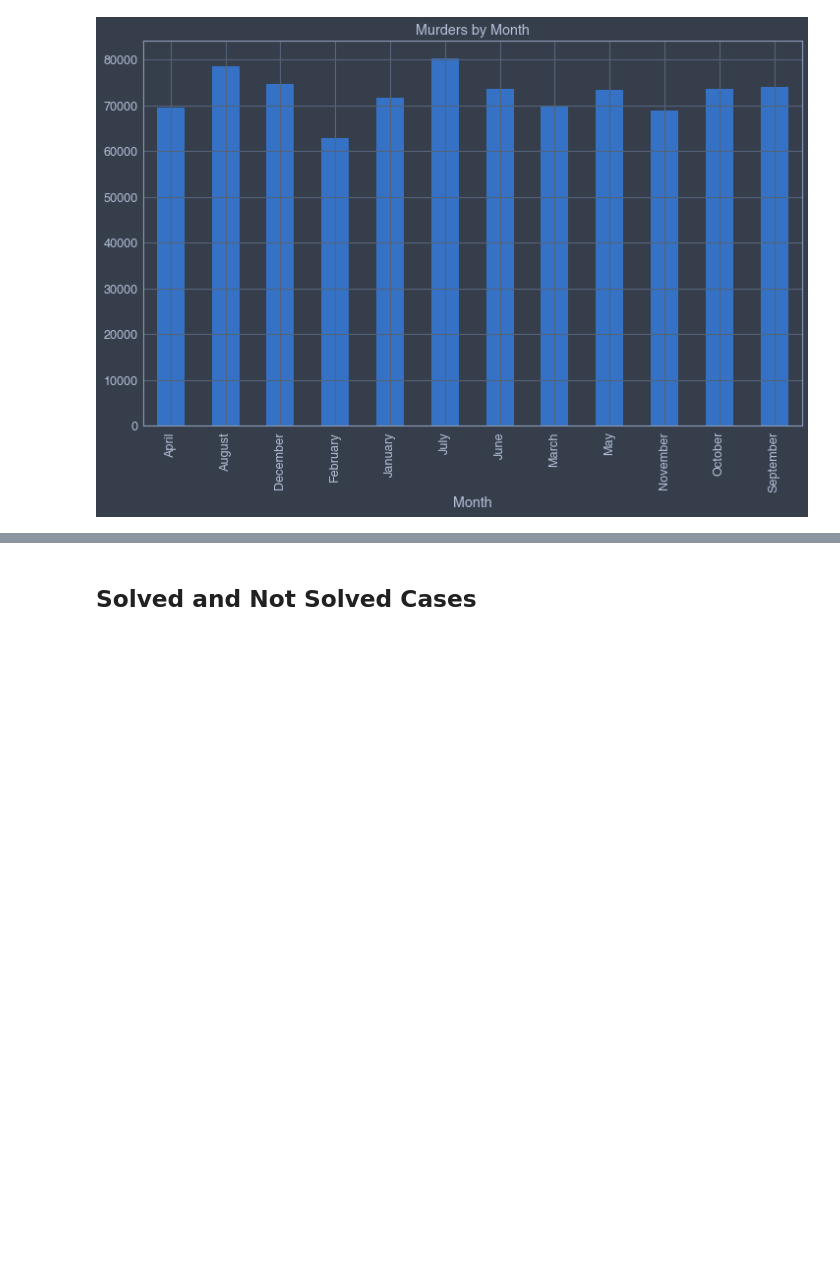
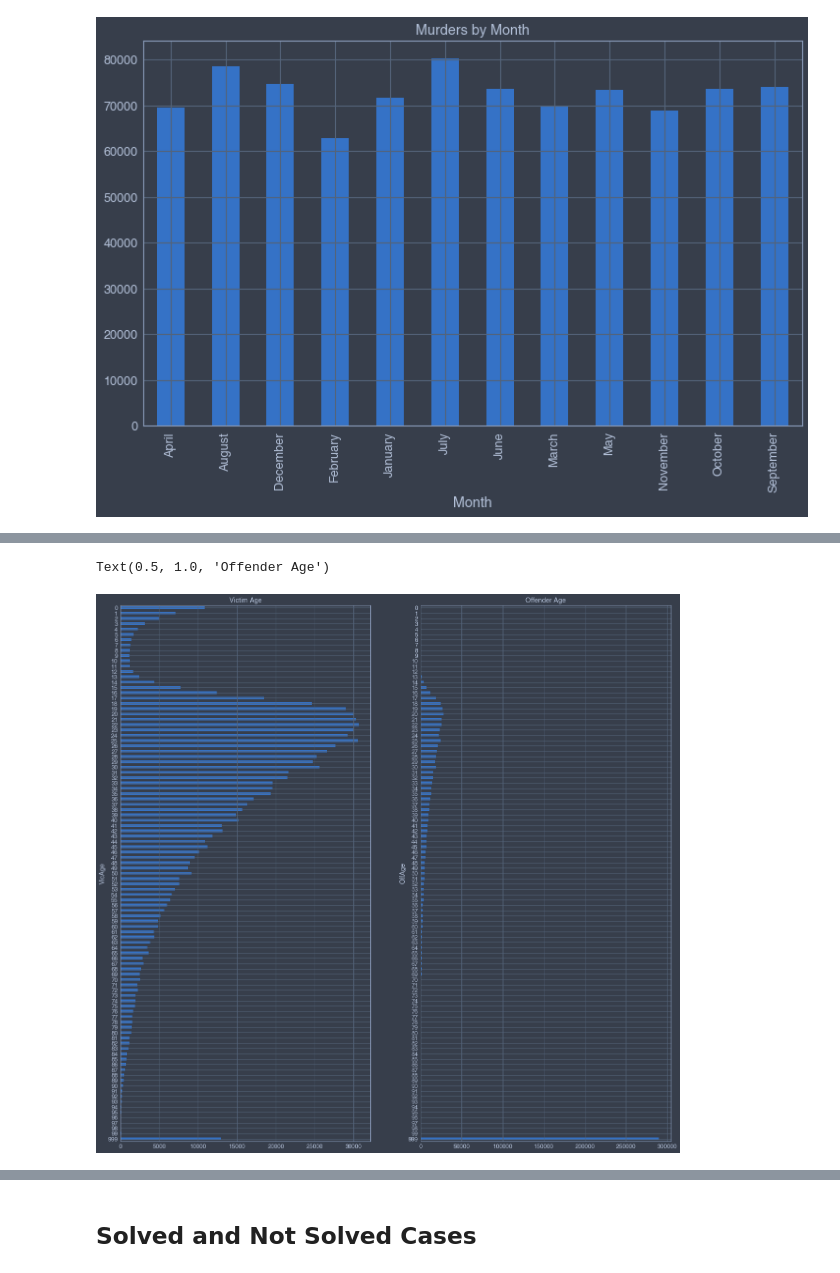
Before and after one commit to fadeeva/weird_projects, a Jupyter notebook: Serial_Killers/Data_from_MAP.ipynb, the cells around one changed output, grey strips where cells are left out. Drawn from its saved outputs; the diff is of its cells as text; code cells hidden in the pictures; blank space fills up the shorter version.

```diff
--- a/Serial_Killers/Data_from_MAP.ipynb
+++ b/Serial_Killers/Data_from_MAP.ipynb
@@ -129,0 +145,14 @@ Text(0.5, 1.0, 'Murders by Month')
+# %%
+victim_age = map_data.groupby('VicAge').count()['CNTYFIPS']
+offender_age = map_data.groupby('OffAge').count()['CNTYFIPS']
+
+fig, ax = plt.subplots(1, 2, figsize=(21, 21))
+
+victim_age.plot(kind='barh', ax=ax[0]).invert_yaxis()
+ax[0].set_title('Victim Age')
+
+offender_age.plot(kind='barh', ax=ax[1]).invert_yaxis()
+ax[1].set_title('Offender Age')
+# %% [output]
+Text(0.5, 1.0, 'Offender Age')
+[figure, added]
```
Also changed, not shown: parts of 8 cells of this notebook.
